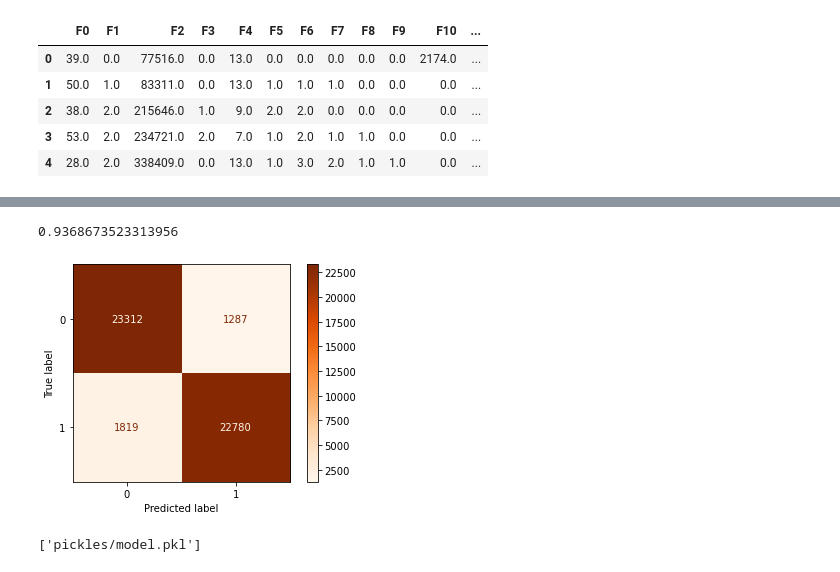
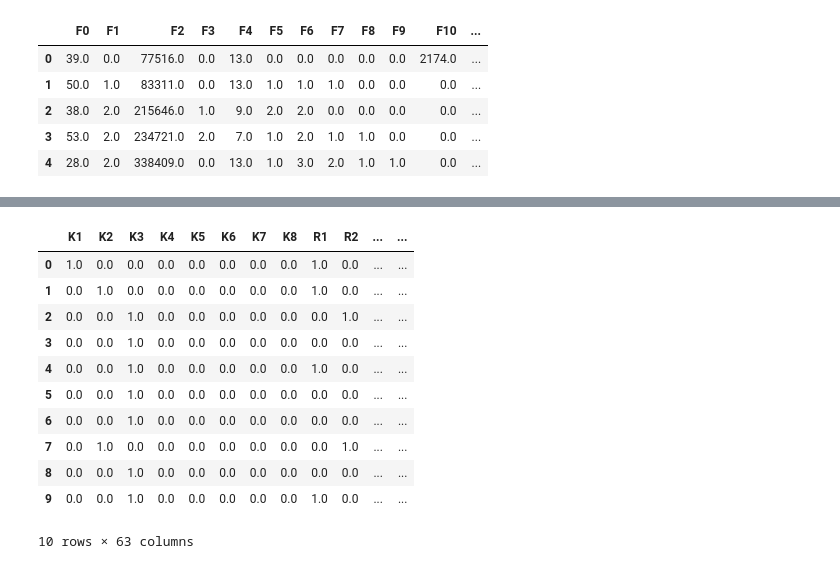
Before and after one commit to tizianotaglienti/mobdproject, a Jupyter notebook: train.ipynb, the cells around one changed output, grey strips where cells are left out. Drawn from its saved outputs; the diff is of its cells as text; code cells hidden in the pictures.

```diff
--- a/train.ipynb
+++ b/train.ipynb
@@ -124,11 +96,3 @@ training_set_df.head()
 | 2 | 38.0 | 2.0 | 215646.0 | 1.0 | 9.0 | 2.0 | 2.0 | 0.0 | 0.0 | 0.0 | 0.0 | ... |
 | 3 | 53.0 | 2.0 | 234721.0 | 2.0 | 7.0 | 1.0 | 2.0 | 1.0 | 1.0 | 0.0 | 0.0 | ... |
 | 4 | 28.0 | 2.0 | 338409.0 | 0.0 | 13.0 | 1.0 | 3.0 | 2.0 | 1.0 | 1.0 | 0.0 | ... |
-# %%
-categorical = ['F1','F3','F5','F6','F7','F8','F9','F13']
-data_x_categorical = pd.DataFrame()
-
-for i in categorical:
-    data_x_categorical=pd.concat([data_x_categorical, training_set_df[i]], axis= 1)
-
-data_x_categorical.head()
@@ -142,4 +98,0 @@ data_x_categorical.head()
-# %%
-one_hot_encoder = OneHotEncoder() # rimuovo una variabile dummy per ogni feature categorica in modo da non avere collinearità
-one_hot_encoder.fit(data_x_categorical)
-transformed = one_hot_encoder.transform(data_x_categorical)
@@ -226,5 +98,0 @@ for i in range (0, len(colF13)):
-# %%
-# Creazione newdf e newdftest con la sostituzione delle colonne generate con la codifica
-training_set_df = pd.concat([training_set_df, OneHotF1, OneHotF3, OneHotF5, OneHotF6, OneHotF7, OneHotF8, OneHotF9, OneHotF13], axis = 1)
-
-training_set_df = training_set_df.drop(["F1", "F3", "F5", "F6", "F7", "F8", "F9", "F13"], axis = 1)
@@ -429,18 +99,43 @@ y_pred = bestclf.predict(x_train_scaled)
-# %%
-CM_ADA = confusion_matrix(y_train, y_pred)
-PercADA = (CM_ADA[0,0] + CM_ADA[1,1])/CM_ADA.sum()
-
-cmd = ConfusionMatrixDisplay(CM_ADA)
-cmd.plot(cmap = "Oranges")
-
-print(PercADA)
-# %% [output]
-0.9368673523313956
-[figure, removed]
-# %%
-# Salvo tutti gli oggetti addestrati
-joblib.dump(imp, "pickles/imputer.pkl")
-joblib.dump(scaler, "pickles/scaler.pkl")
-joblib.dump(bestclf, "pickles/model.pkl")
-# %% [output]
-['pickles/model.pkl']
+# %%
+# Codifica OneHot: i valori delle feature categoriche vengono codificati secondo la tecnica OneHot
+# Si istanzia un Encoder per ogni feature categorica e si invoca il metodo fit per poi invocare il transform durante la predizione
+categorical = ['F1','F3','F5','F6','F7','F8','F9', 'F13']
+onehot_df = pd.DataFrame()
+columns = [colF1, colF3, colF5, colF6, colF7, colF8, colF9, colF13]
+categorical_df = pd.DataFrame()
+
+for i in categorical:
+    categorical_df = pd.concat([categorical_df, training_set_df[i]], axis = 1)
+
+onehot_encoders = []
+j = 0
+
+# Creazione del dataframe con le colonne codificate
+for i in categorical:
+    # one hot encoding della colonna i
+    onehot_enc = OneHotEncoder()
+    temp = pd.DataFrame(categorical_df[i].values)
+    onehot_enc.fit(temp)
+    onehot_encoders.append(onehot_enc)
+
+    transformed = onehot_enc.transform(temp)
+
+    transformed_df = pd.DataFrame(transformed.toarray(), columns = columns[j], index = temp.index)
+
+    onehot_df = pd.concat([onehot_df, transformed_df], axis = 1)
+    j += 1
+
+onehot_df.head(10)
+# %% [output]
+|  | K1 | K2 | K3 | K4 | K5 | K6 | K7 | K8 | R1 | R2 | ... | ... |
+| 0 | 1.0 | 0.0 | 0.0 | 0.0 | 0.0 | 0.0 | 0.0 | 0.0 | 1.0 | 0.0 | ... | ... |
+| 1 | 0.0 | 1.0 | 0.0 | 0.0 | 0.0 | 0.0 | 0.0 | 0.0 | 1.0 | 0.0 | ... | ... |
+| 2 | 0.0 | 0.0 | 1.0 | 0.0 | 0.0 | 0.0 | 0.0 | 0.0 | 0.0 | 1.0 | ... | ... |
+| 3 | 0.0 | 0.0 | 1.0 | 0.0 | 0.0 | 0.0 | 0.0 | 0.0 | 0.0 | 0.0 | ... | ... |
+| 4 | 0.0 | 0.0 | 1.0 | 0.0 | 0.0 | 0.0 | 0.0 | 0.0 | 1.0 | 0.0 | ... | ... |
+| 5 | 0.0 | 0.0 | 1.0 | 0.0 | 0.0 | 0.0 | 0.0 | 0.0 | 0.0 | 0.0 | ... | ... |
+| 6 | 0.0 | 0.0 | 1.0 | 0.0 | 0.0 | 0.0 | 0.0 | 0.0 | 0.0 | 0.0 | ... | ... |
+| 7 | 0.0 | 1.0 | 0.0 | 0.0 | 0.0 | 0.0 | 0.0 | 0.0 | 0.0 | 1.0 | ... | ... |
+| 8 | 0.0 | 0.0 | 1.0 | 0.0 | 0.0 | 0.0 | 0.0 | 0.0 | 0.0 | 0.0 | ... | ... |
+| 9 | 0.0 | 0.0 | 1.0 | 0.0 | 0.0 | 0.0 | 0.0 | 0.0 | 1.0 | 0.0 | ... | ... |
+10 rows × 63 columns
```
Also changed, not shown: parts of 47 cells of this notebook, 10 other files.
